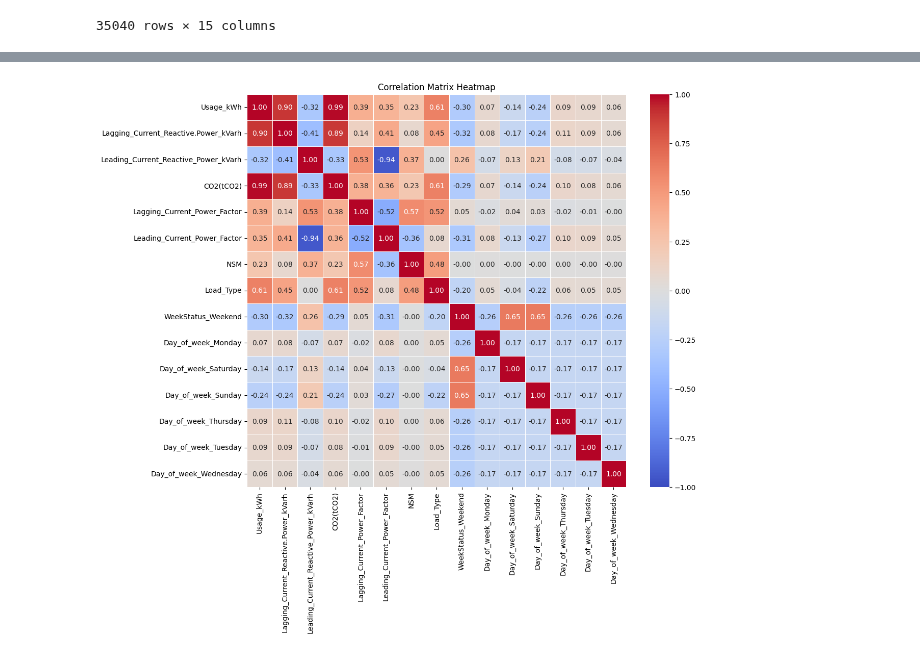
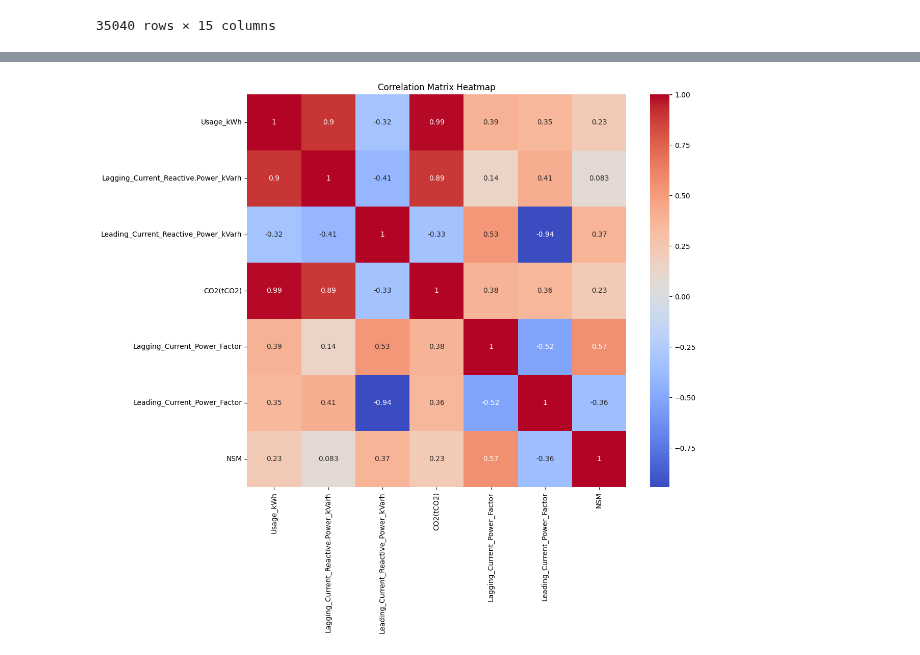
Before and after one commit to aliikhwan99/Steel-Industry-Energy-Consumption-Analysis, a Jupyter notebook: steel-industry-energy-consumption.ipynb, the cells around one changed output, grey strips where cells are left out. Cells and saved outputs as stored; diff of their text form; code cells hidden in the pictures.

```diff
--- a/steel-industry-energy-consumption.ipynb
+++ b/steel-industry-energy-consumption.ipynb
@@ -467,25 +467,20 @@ df_visualization.head()
 # %%
 import pandas as pd
 import seaborn as sns
-import matplotlib.pyplot as plt
-
-# Assuming df_encoded is already loaded and contains the necessary columns
+import matplotlib.pyplot as plt  # Corrected this line
 
 # Compute the correlation matrix
-correlation_matrix = df_encoded.corr()
+correlation_matrix = df_visualization.corr()
 
 # Plot the heatmap
 plt.figure(figsize=(12, 10))
 sns.heatmap(
     correlation_matrix,
-    annot=True,               # Show correlation coefficients in each cell
-    cmap='coolwarm',          # Color map for the heatmap
-    vmin=-1,                  # Minimum value of the color scale
-    vmax=1,                   # Maximum value of the color scale
-    linewidths=0.5,           # Width of lines separating cells
-    fmt='.2f'                 # Format for the correlation coefficients
+    annot=True,
+    cmap='coolwarm',
 )
+
 plt.title("Correlation Matrix Heatmap")
 plt.show()
 # %% [output]
-[figure, old version]
+[figure, new version]
```
